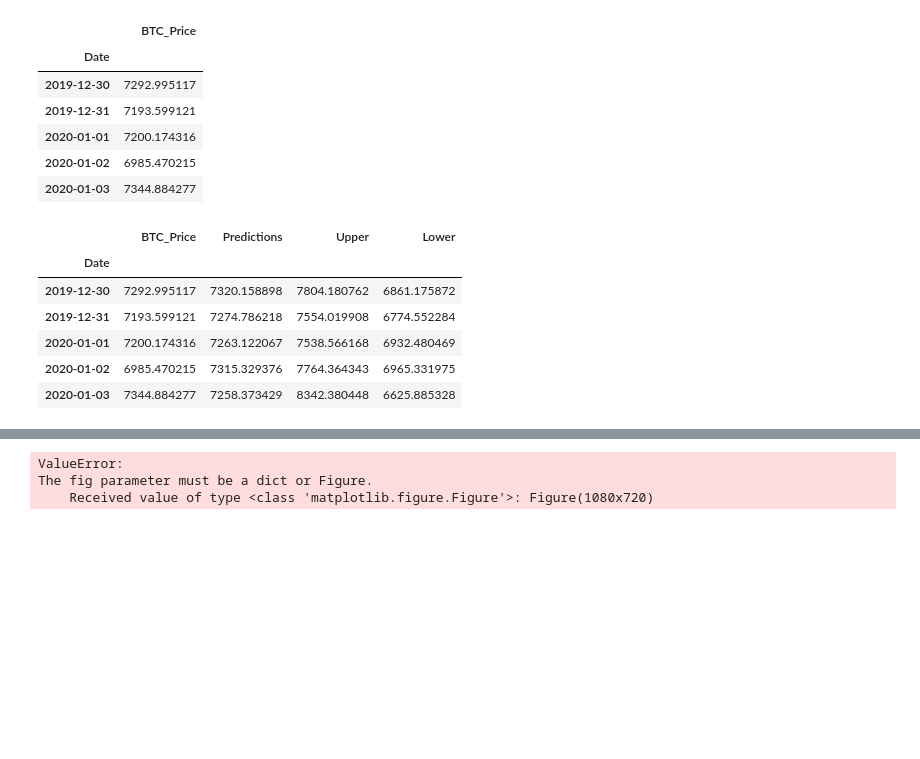
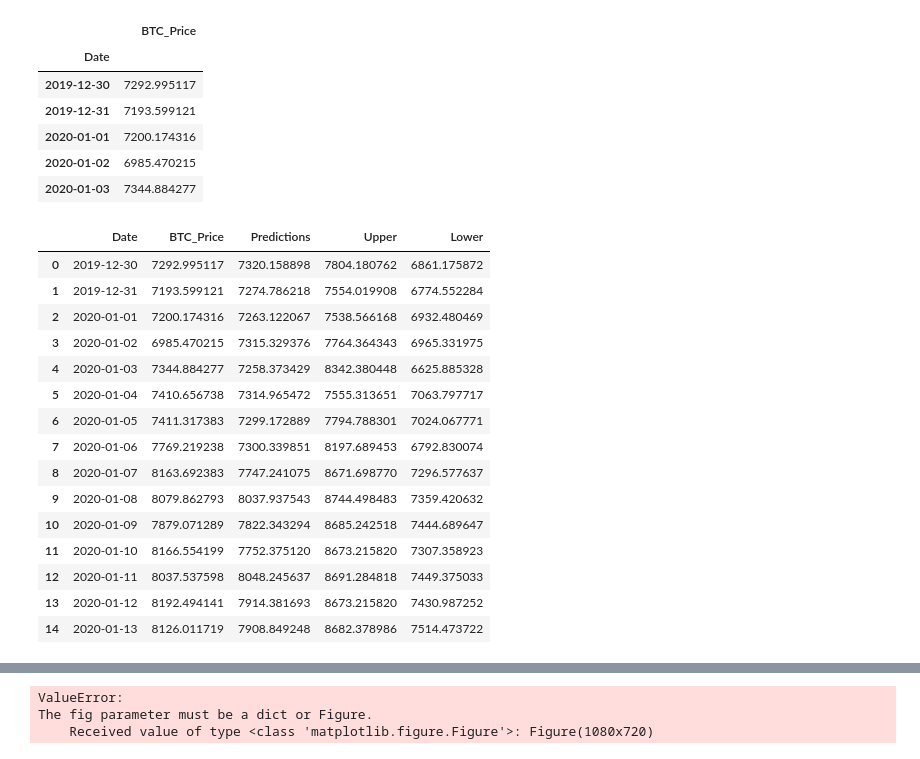
Before and after one commit to joshmiller32/Multi_Chain_Crypto_Wallet, a Jupyter notebook: ML/regression_model.ipynb, the cells around one changed output, grey strips where cells are left out. Saved outputs shown, nothing was run; the diff lists cells and outputs as text; code cells hidden in the pictures; blank space fills up the shorter version.

```diff
--- a/ML/regression_model.ipynb
+++ b/ML/regression_model.ipynb
@@ -155,13 +155,24 @@ actuals_vs_predictions['Predictions'] = predictions
 actuals_vs_predictions['Upper'] = upper
 # %%
 actuals_vs_predictions['Lower'] = lower
+# %%
+actuals_vs_predictions = actuals_vs_predictions.reset_index()
 # %%
-actuals_vs_predictions.head()
+actuals_vs_predictions
 # %% [output]
-|  | BTC_Price | Predictions | Upper | Lower |
-| Date |  |  |  |  |
-| 2019-12-30 | 7292.995117 | 7320.158898 | 7804.180762 | 6861.175872 |
-| 2019-12-31 | 7193.599121 | 7274.786218 | 7554.019908 | 6774.552284 |
-| 2020-01-01 | 7200.174316 | 7263.122067 | 7538.566168 | 6932.480469 |
-| 2020-01-02 | 6985.470215 | 7315.329376 | 7764.364343 | 6965.331975 |
-| 2020-01-03 | 7344.884277 | 7258.373429 | 8342.380448 | 6625.885328 |
+|  | Date | BTC_Price | Predictions | Upper | Lower |
+| 0 | 2019-12-30 | 7292.995117 | 7320.158898 | 7804.180762 | 6861.175872 |
+| 1 | 2019-12-31 | 7193.599121 | 7274.786218 | 7554.019908 | 6774.552284 |
+| 2 | 2020-01-01 | 7200.174316 | 7263.122067 | 7538.566168 | 6932.480469 |
+| 3 | 2020-01-02 | 6985.470215 | 7315.329376 | 7764.364343 | 6965.331975 |
+| 4 | 2020-01-03 | 7344.884277 | 7258.373429 | 8342.380448 | 6625.885328 |
+| 5 | 2020-01-04 | 7410.656738 | 7314.965472 | 7555.313651 | 7063.797717 |
+| 6 | 2020-01-05 | 7411.317383 | 7299.172889 | 7794.788301 | 7024.067771 |
+| 7 | 2020-01-06 | 7769.219238 | 7300.339851 | 8197.689453 | 6792.830074 |
+| 8 | 2020-01-07 | 8163.692383 | 7747.241075 | 8671.698770 | 7296.577637 |
+| 9 | 2020-01-08 | 8079.862793 | 8037.937543 | 8744.498483 | 7359.420632 |
+| 10 | 2020-01-09 | 7879.071289 | 7822.343294 | 8685.242518 | 7444.689647 |
+| 11 | 2020-01-10 | 8166.554199 | 7752.375120 | 8673.215820 | 7307.358923 |
+| 12 | 2020-01-11 | 8037.537598 | 8048.245637 | 8691.284818 | 7449.375033 |
+| 13 | 2020-01-12 | 8192.494141 | 7914.381693 | 8673.215820 | 7430.987252 |
+| 14 | 2020-01-13 | 8126.011719 | 7908.849248 | 8682.378986 | 7514.473722 |
```
Also changed, not shown: parts of 3 cells of this notebook, 4 other files.
